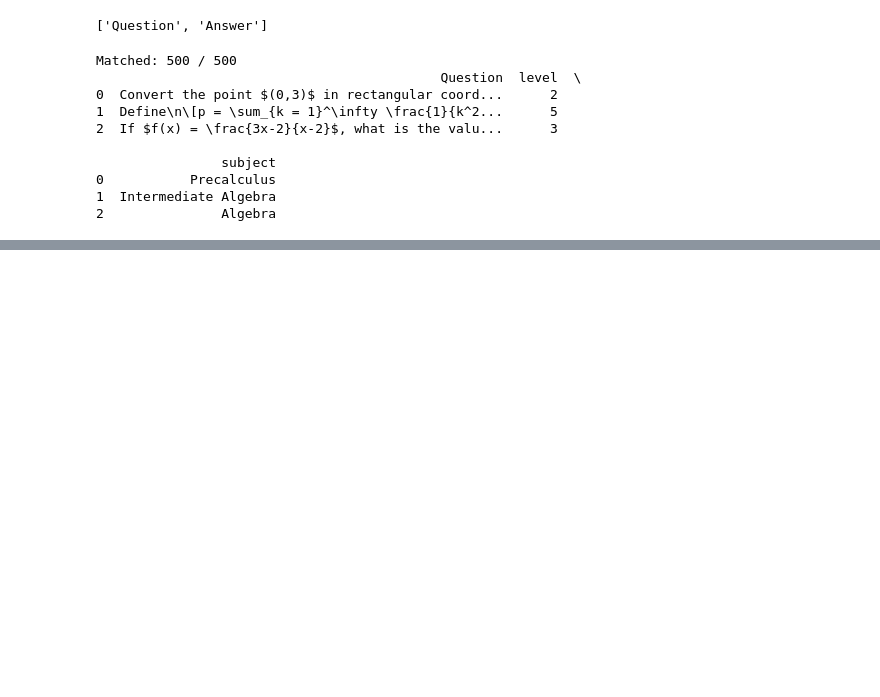
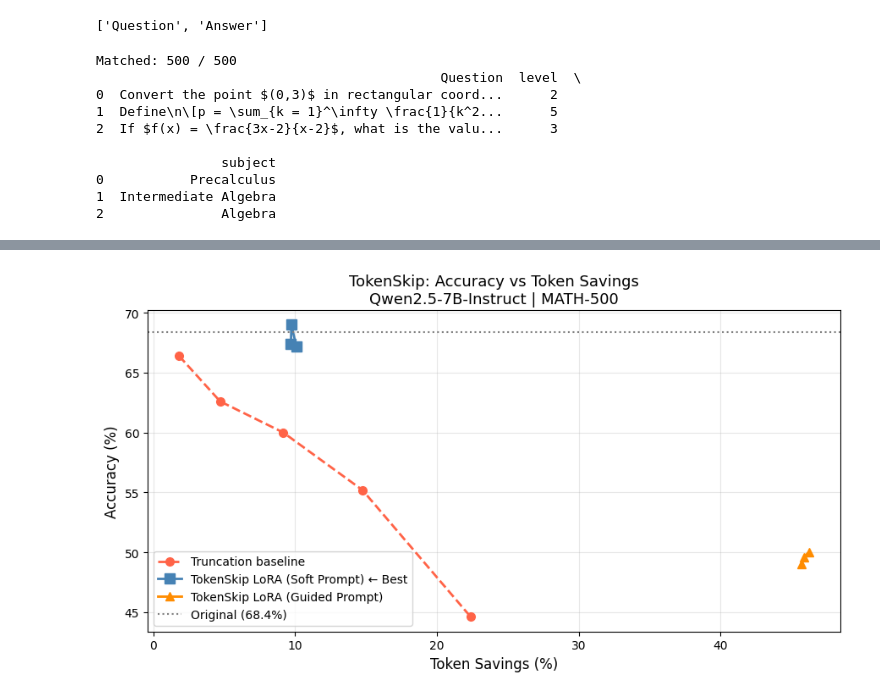
Before and after one commit to vybhav72954/tokenship, a Jupyter notebook: tokenship-math500-qwen2.5.ipynb, the cells around one changed output, grey strips where cells are left out. Saved outputs shown, nothing was run; the diff lists cells and outputs as text; code cells hidden in the pictures; blank space fills up the shorter version.

```diff
--- a/tokenship-math500-qwen2.5.ipynb
+++ b/tokenship-math500-qwen2.5.ipynb
@@ -604,0 +870,17 @@ Passing `palette` without assigning `hue` is deprecated and will be removed in v
+# %%
+lora_soft_results = []  # ← its OWN separate list, NOT lora_results_guided
+for ratio in [0.5, 0.6, 0.7]:
+    adapter_path = f"{ADAPTER_INPUT}/qwen_lora_ratio_{ratio:.1f}"
+    print(f"\n{'='*60}\nEvaluating LoRA Soft | ratio={ratio}\n{'='*60}")
+    lora_model = PeftModel.from_pretrained(model, adapter_path)
+    lora_model.eval()
+    original_model = model
+    globals()['model'] = lora_model
+    result, _, _ = evaluate_batched(df, method='LoRA_Soft', original_avg_tokens=ORIG_AVG_TOKENS)
+    result['Method'] = f'LoRA_Soft_{ratio}'
+    result['Token Savings (%)'] = round((1 - result['Avg Tokens'] / ORIG_AVG_TOKENS) * 100, 2)
+    result['Accuracy Drop']     = round(68.4 - result['Accuracy'], 2)
+    lora_soft_results.append(result)  # ← appends to correct list
+    print(f"  Accuracy: {result['Accuracy']:.1f}% | Tokens: {result['Avg Tokens']:.1f} | Savings: {result['Token Savings (%)']:.1f}%")
+    globals()['model'] = original_model
+    del lora_model; torch.cuda.empty_cache()
@@ -604,0 +943,29 @@ Passing `palette` without assigning `hue` is deprecated and will be removed in v
+# %%
+trunc       = final_df[final_df['Method'].str.startswith('Truncation')].sort_values('Token Savings (%)')
+lora_orig   = final_df[final_df['Method'].str.match(r'^LoRA_[0-9]')].sort_values('Token Savings (%)')
+lora_guided = final_df[final_df['Method'].str.startswith('LoRA_Guided')].sort_values('Token Savings (%)')
+lora_soft   = final_df[final_df['Method'].str.startswith('LoRA_Soft')].sort_values('Token Savings (%)')
+
+COLORS = {
+    'trunc':   'tomato',
+    'orig':    '#90CAF9',
+    'guided':  'darkorange',
+    'soft':    'steelblue',
+    'prompt':  'mediumpurple',
+    'origin':  '#555555',
+}
+# %%
+fig, ax = plt.subplots(figsize=(9, 5))
+ax.plot(trunc['Token Savings (%)'],       trunc['Accuracy'],       'o--', color=COLORS['trunc'],  lw=2, ms=7, label='Truncation baseline')
+ax.plot(lora_soft['Token Savings (%)'],   lora_soft['Accuracy'],   's-',  color=COLORS['soft'],   lw=2, ms=8, label='TokenSkip LoRA (Soft Prompt) ← Best')
+ax.plot(lora_guided['Token Savings (%)'], lora_guided['Accuracy'], '^-',  color=COLORS['guided'], lw=2, ms=7, label='TokenSkip LoRA (Guided Prompt)')
+ax.axhline(ORIG_ACC, linestyle=':', color='gray', lw=1.5, label=f'Original ({ORIG_ACC}%)')
+ax.set_xlabel('Token Savings (%)', fontsize=12)
+ax.set_ylabel('Accuracy (%)', fontsize=12)
+ax.set_title('TokenSkip: Accuracy vs Token Savings\nQwen2.5-7B-Instruct | MATH-500', fontsize=13)
+ax.legend(fontsize=10); ax.grid(alpha=0.3)
+plt.tight_layout()
+plt.savefig('/kaggle/working/fig1_main_accuracy_vs_savings.png', dpi=300, bbox_inches='tight')
+plt.show()
+# %% [output]
+[figure, added]
```
Also changed, not shown: parts of 38 cells of this notebook, 15 other files.
